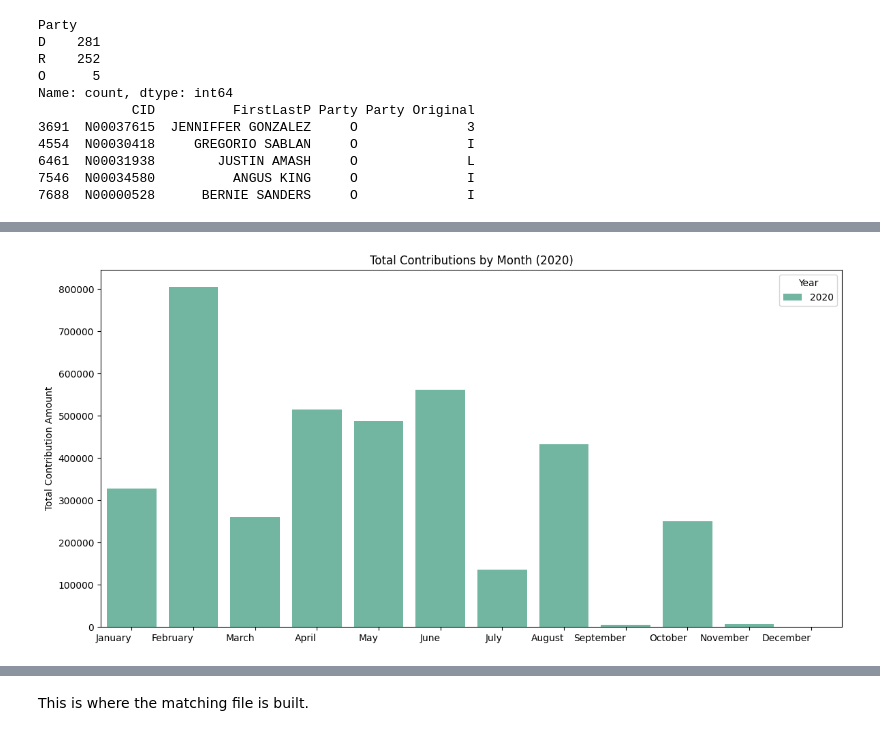
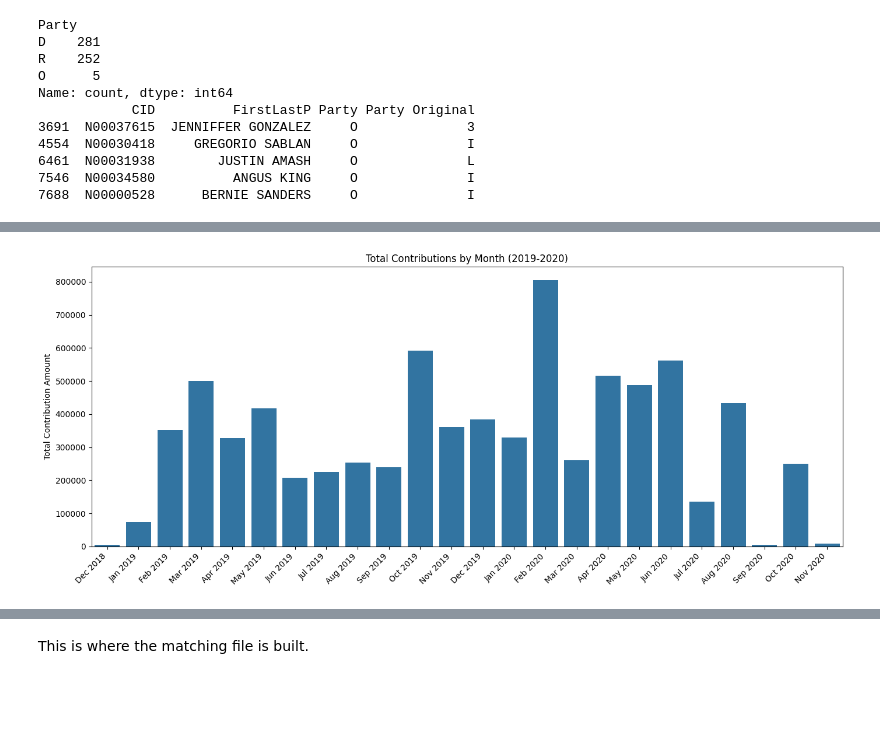
Before and after one commit to marobinette/cfd-project-ds1, a Jupyter notebook: notebooks/Open_Secrets_ETL.ipynb, the cells around one changed output, grey strips where cells are left out. Drawn from its saved outputs; the diff is of its cells as text; code cells hidden in the pictures; blank space fills up the shorter version.

Commit message:
Added two-year bar graphs of total and average contributions per month

```diff
--- a/notebooks/Open_Secrets_ETL.ipynb
+++ b/notebooks/Open_Secrets_ETL.ipynb
@@ -311,45 +308,39 @@ Freq: M, Name: contrib_amount, dtype: float64
 # %%
 # Convert PeriodIndex to DataFrame and reset the index
 monthly_sum_df = monthly_sum.reset_index()
 
-# Set parameter for year
-plot_year = 2020
-
 # Convert Period to timestamp
 monthly_sum_df['contrib_date'] = monthly_sum_df['contrib_date'].dt.to_timestamp()
 
-# Extract month name and year
-monthly_sum_df['month'] = monthly_sum_df['contrib_date'].dt.strftime('%B')
+# Extract month-year for labeling
+monthly_sum_df['month_year'] = monthly_sum_df['contrib_date'].dt.strftime('%b %Y')
+
+# Extract year and month for sorting
 monthly_sum_df['year'] = monthly_sum_df['contrib_date'].dt.year
+monthly_sum_df['month_num'] = monthly_sum_df['contrib_date'].dt.month
 
-# Ensure months are in correct chronological order
-month_order = [
-    'January', 'February', 'March', 'April', 'May', 'June',
-    'July', 'August', 'September', 'October', 'November', 'December'
-]
-monthly_sum_df['month'] = pd.Categorical(monthly_sum_df['month'], categories=month_order, ordered=True)
+# Optional: filter for 2019 and 2020 only
+# monthly_sum_df = monthly_sum_df[monthly_sum_df['year'].isin([2019, 2020])]
 
-# Filter for 2019 and 2020 only (if you have other years)
-monthly_sum_df = monthly_sum_df[monthly_sum_df['year'].isin([plot_year])]
+# Sort by year and month
+monthly_sum_df = monthly_sum_df.sort_values(['year', 'month_num'])
 
 # Create the grouped bar plot
-plt.figure(figsize=(12, 6))
+plt.figure(figsize=(14, 6))
 sns.barplot(
     data=monthly_sum_df,
-    x='month',
-    y='contrib_amount',
-    hue='year',
-    palette='Set2'
+    x='month_year',
+    y='contrib_amount'
+    # palette='Set2'
 )
 
 # Beautify the plot
-plt.title(f"Total Contributions by Month ({plot_year})")
+plt.title("Total Contributions by Month (2019-2020)")
 plt.xlabel("")
 plt.ylabel("Total Contribution Amount")
-plt.legend(title="Year")
-plt.xticks(rotation=0, ha='right')
+plt.xticks(rotation=45, ha='right')
 plt.tight_layout()
 
 plt.show()
 # %% [output]
-[figure, old version]
+[figure, new version]
```
Also changed, not shown: parts of 12 cells of this notebook, 1 other file.
